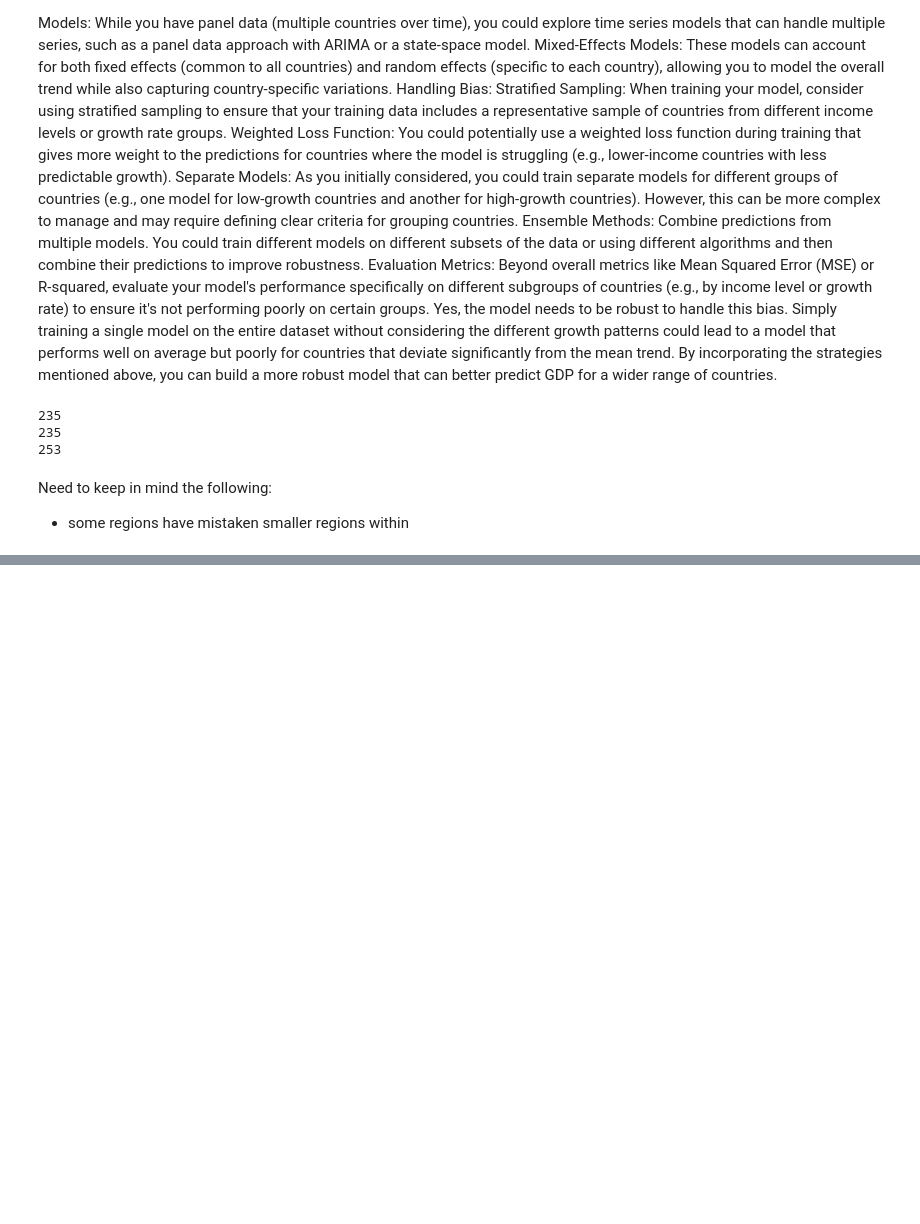
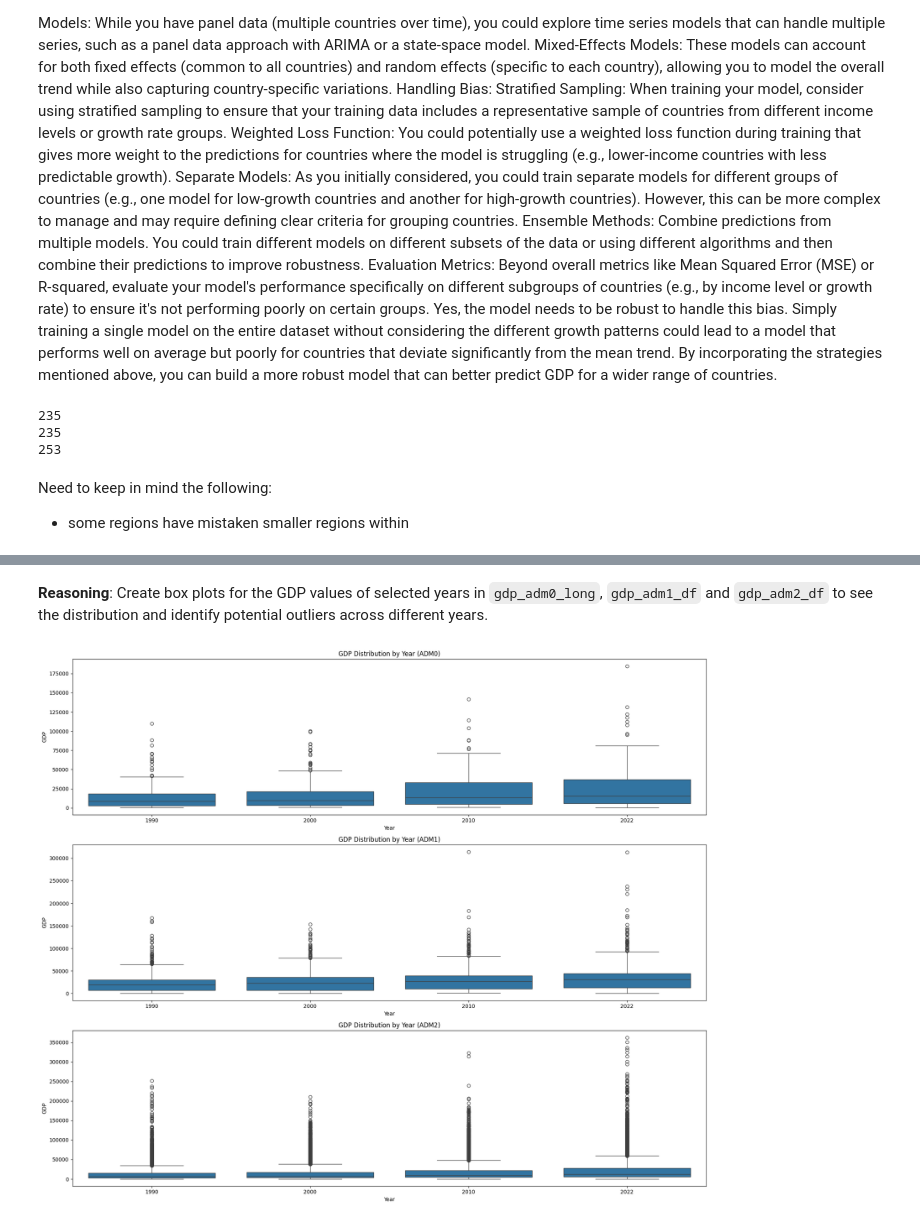
Before and after one commit to Bolu-Adekanmbi/Socioeconomic-Mapping, a Jupyter notebook: notebooks/exploratoryNotebook1.ipynb, the cells around one changed output, grey strips where cells are left out. Cells and saved outputs as stored; diff of their text form; code cells hidden in the pictures; blank space fills up the shorter version.

```diff
--- a/notebooks/exploratoryNotebook1.ipynb
+++ b/notebooks/exploratoryNotebook1.ipynb
@@ -147,0 +372,49 @@ Need to keep in mind the following:
+# %% [markdown]
+**Reasoning**:
+Create box plots for the GDP values of selected years in `gdp_adm0_long`, `gdp_adm1_df` and `gdp_adm2_df` to see the distribution and identify potential outliers across different years.
+# %%
+# Select a few years for box plots
+selected_years = [1990, 2000, 2010, 2022]
+
+# Reshape gdp_adm1_df to long format
+gdp_adm1_long = gdp_adm1_df.melt(id_vars=['GID_nmbr', 'iso3', 'Country', 'Subnat', 'slope'],
+                                 var_name='Year',
+                                 value_name='GDP')
+gdp_adm1_long['Year'] = pd.to_numeric(gdp_adm1_long['Year'])
+
+# Reshape gdp_adm2_df to long format
+gdp_adm2_long = gdp_adm2_df.melt(id_vars=['GID_2', 'adm2ID', 'iso3', 'NAME_2', 'slope', 'id'],
+                                 var_name='Year',
+                                 value_name='GDP')
+gdp_adm2_long['Year'] = pd.to_numeric(gdp_adm2_long['Year'], errors='coerce')
+
+# Filter for selected years
+gdp_adm0_selected_years = gdp_adm0_long[gdp_adm0_long['Year'].isin(selected_years)]
+gdp_adm1_selected_years = gdp_adm1_long[gdp_adm1_long['Year'].isin(selected_years)]
+gdp_adm2_selected_years = gdp_adm2_long[gdp_adm2_long['Year'].isin(selected_years)]
+
+
+plt.figure(figsize=(18, 15))
+
+plt.subplot(3, 1, 1)
+sns.boxplot(data=gdp_adm0_selected_years, x='Year', y='GDP')
+plt.title('GDP Distribution by Year (ADM0)')
+plt.xlabel('Year')
+plt.ylabel('GDP')
+
+plt.subplot(3, 1, 2)
+sns.boxplot(data=gdp_adm1_selected_years, x='Year', y='GDP')
+plt.title('GDP Distribution by Year (ADM1)')
+plt.xlabel('Year')
+plt.ylabel('GDP')
+
+plt.subplot(3, 1, 3)
+sns.boxplot(data=gdp_adm2_selected_years, x='Year', y='GDP')
+plt.title('GDP Distribution by Year (ADM2)')
+plt.xlabel('Year')
+plt.ylabel('GDP')
+
+plt.tight_layout()
+plt.show()
+# %% [output]
+[figure, added]
```
Also changed, not shown: parts of 32 cells of this notebook.
